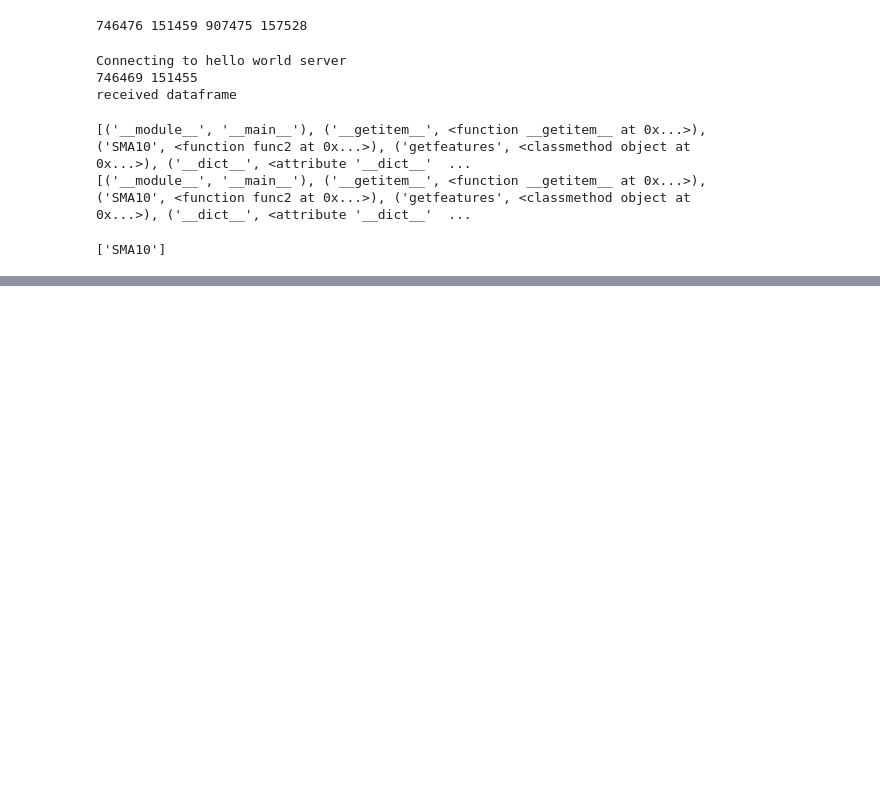
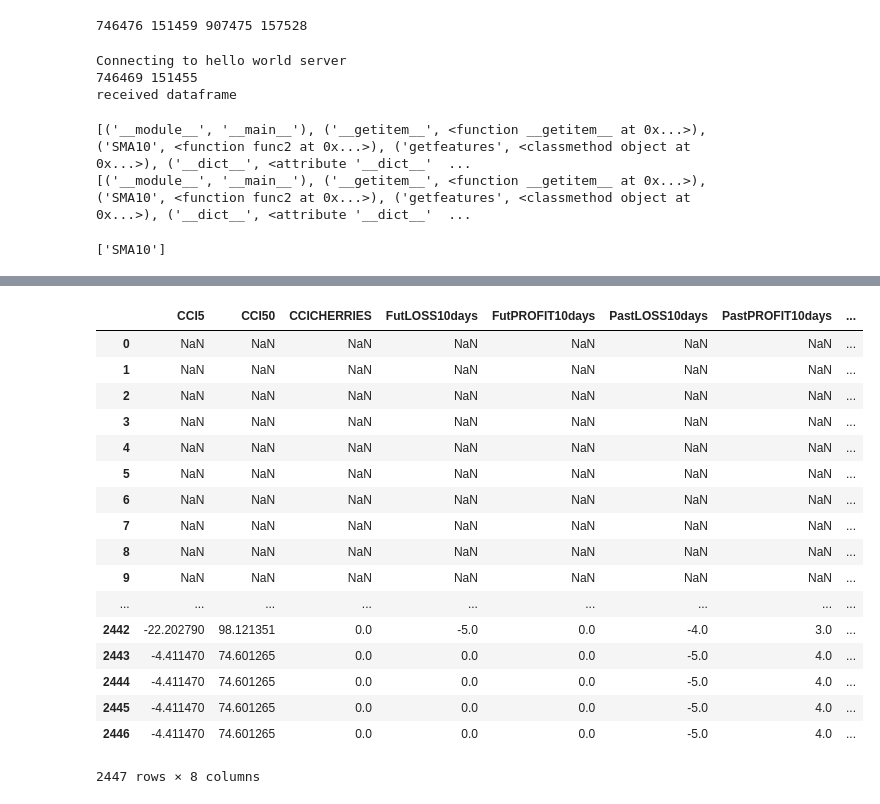
Before and after one commit to ajmal017/trade_analytics, a Jupyter notebook: trade_analytics/trade_analytics.ipynb, the cells around one changed output, grey strips where cells are left out. Saved outputs shown, nothing was run; the diff lists cells and outputs as text; code cells hidden in the pictures; blank space fills up the shorter version.

```diff
--- a/trade_analytics/trade_analytics.ipynb
+++ b/trade_analytics/trade_analytics.ipynb
@@ -618,0 +754,27 @@ f.getfeatures()
+# %%
+Fromdate=pd.datetime(2008,1,1)
+Todate=pd.datetime.today()
+Trange=pd.date_range(Fromdate,Todate)
+Trange=[T.date() for T in Trange if T.weekday()<=4]
+
+pd.DataFrame(list(ftmd.FeaturesData.objects.filter(T__in=Trange).values_list('Featuredata',flat=True) ))
+# featdata.Featuredata
+# %% [output]
+|  | CCI5 | CCI50 | CCICHERRIES | FutLOSS10days | FutPROFIT10days | PastLOSS10days | PastPROFIT10days | ... |
+| 0 | NaN | NaN | NaN | NaN | NaN | NaN | NaN | ... |
+| 1 | NaN | NaN | NaN | NaN | NaN | NaN | NaN | ... |
+| 2 | NaN | NaN | NaN | NaN | NaN | NaN | NaN | ... |
+| 3 | NaN | NaN | NaN | NaN | NaN | NaN | NaN | ... |
+| 4 | NaN | NaN | NaN | NaN | NaN | NaN | NaN | ... |
+| 5 | NaN | NaN | NaN | NaN | NaN | NaN | NaN | ... |
+| 6 | NaN | NaN | NaN | NaN | NaN | NaN | NaN | ... |
+| 7 | NaN | NaN | NaN | NaN | NaN | NaN | NaN | ... |
+| 8 | NaN | NaN | NaN | NaN | NaN | NaN | NaN | ... |
+| 9 | NaN | NaN | NaN | NaN | NaN | NaN | NaN | ... |
+| ... | ... | ... | ... | ... | ... | ... | ... | ... |
+| 2442 | -22.202790 | 98.121351 | 0.0 | -5.0 | 0.0 | -4.0 | 3.0 | ... |
+| 2443 | -4.411470 | 74.601265 | 0.0 | 0.0 | 0.0 | -5.0 | 4.0 | ... |
+| 2444 | -4.411470 | 74.601265 | 0.0 | 0.0 | 0.0 | -5.0 | 4.0 | ... |
+| 2445 | -4.411470 | 74.601265 | 0.0 | 0.0 | 0.0 | -5.0 | 4.0 | ... |
+| 2446 | -4.411470 | 74.601265 | 0.0 | 0.0 | 0.0 | -5.0 | 4.0 | ... |
+2447 rows × 8 columns
```
Also changed, not shown: parts of 13 cells of this notebook, 17 other files.
